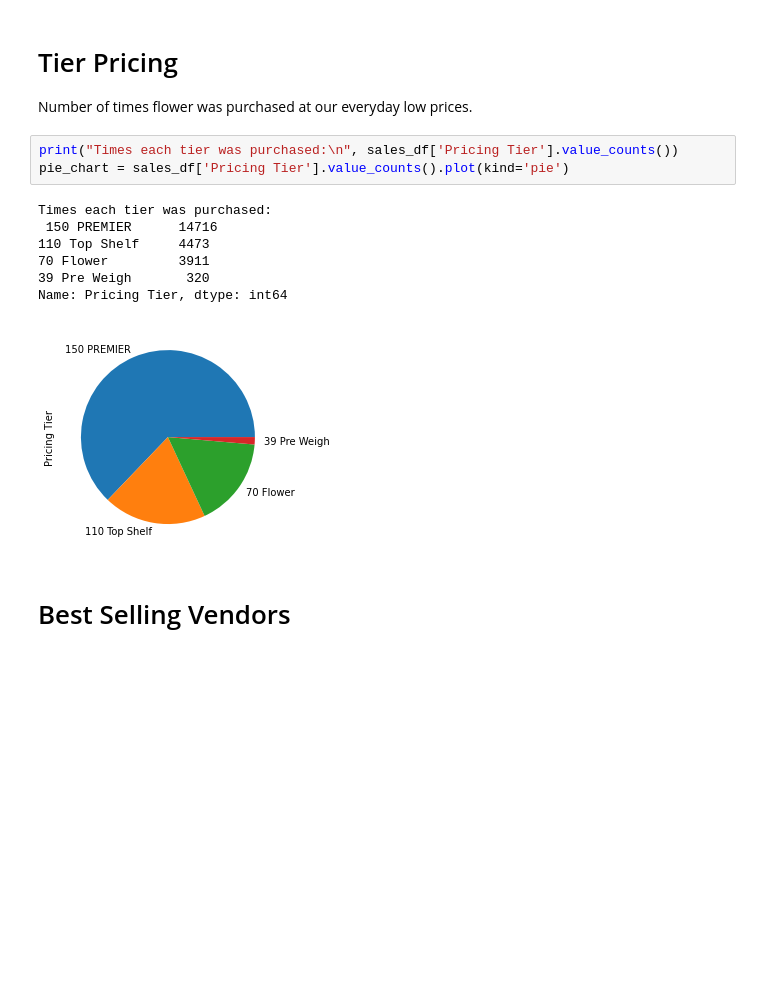
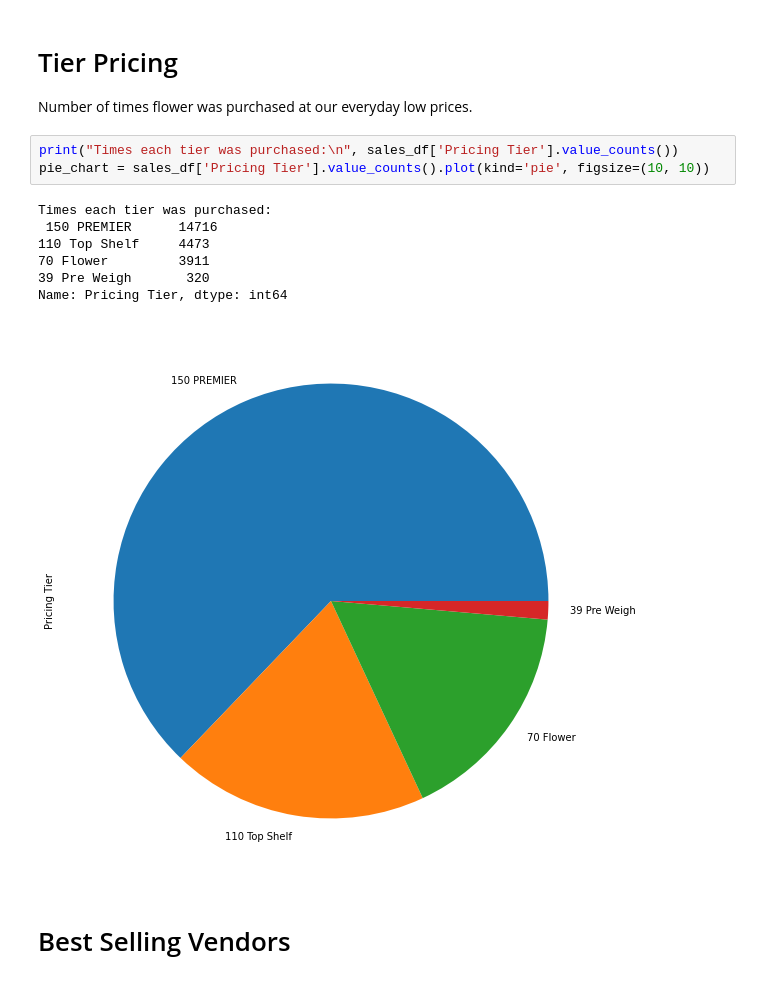
Before and after one commit to thomashedgepath/sales-data-workbook, a Jupyter notebook: workbook.ipynb, the cells around one changed output. Saved outputs shown, nothing was run; the diff lists cells and outputs as text; blank space fills up the shorter version.

```diff
--- a/workbook.ipynb
+++ b/workbook.ipynb
@@ -237,15 +240,15 @@ sales_df.groupby(["Discount Name"]).sum().sort_values("Quantity", ascending=Fals
 Number of times flower was purchased at our everyday low prices.
 # %%
 print("Times each tier was purchased:\n", sales_df['Pricing Tier'].value_counts())
-pie_chart = sales_df['Pricing Tier'].value_counts().plot(kind='pie')
+pie_chart = sales_df['Pricing Tier'].value_counts().plot(kind='pie', figsize=(10, 10))
 # %% [output]
 Times each tier was purchased:
  150 PREMIER      14716
 110 Top Shelf     4473
 70 Flower         3911
 39 Pre Weigh       320
 Name: Pricing Tier, dtype: int64
-[figure, old version]
+[figure, new version]
 # %% [markdown]
 # Best Selling Vendors
 # %%
```
Also changed, not shown: parts of 8 cells of this notebook.
